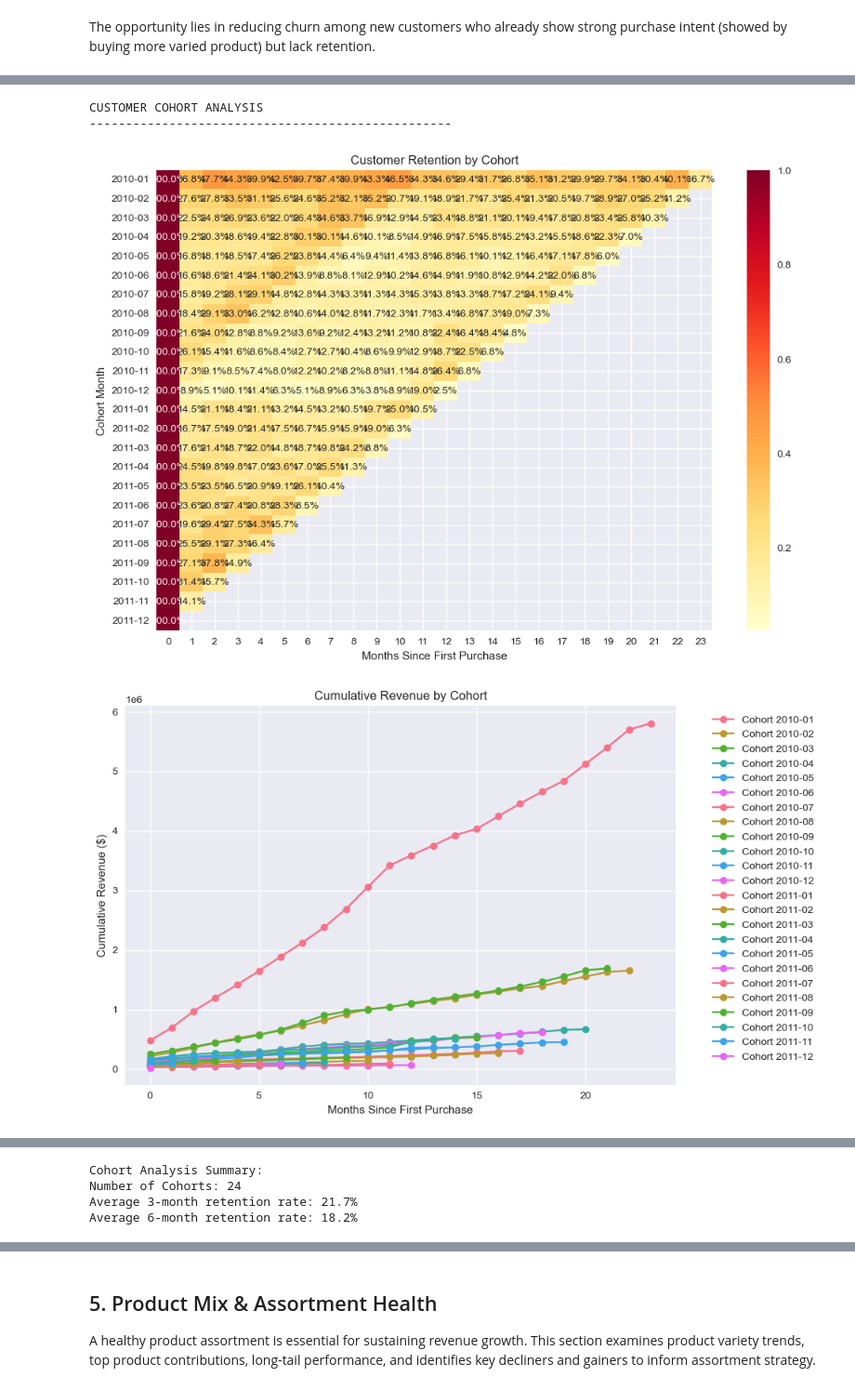
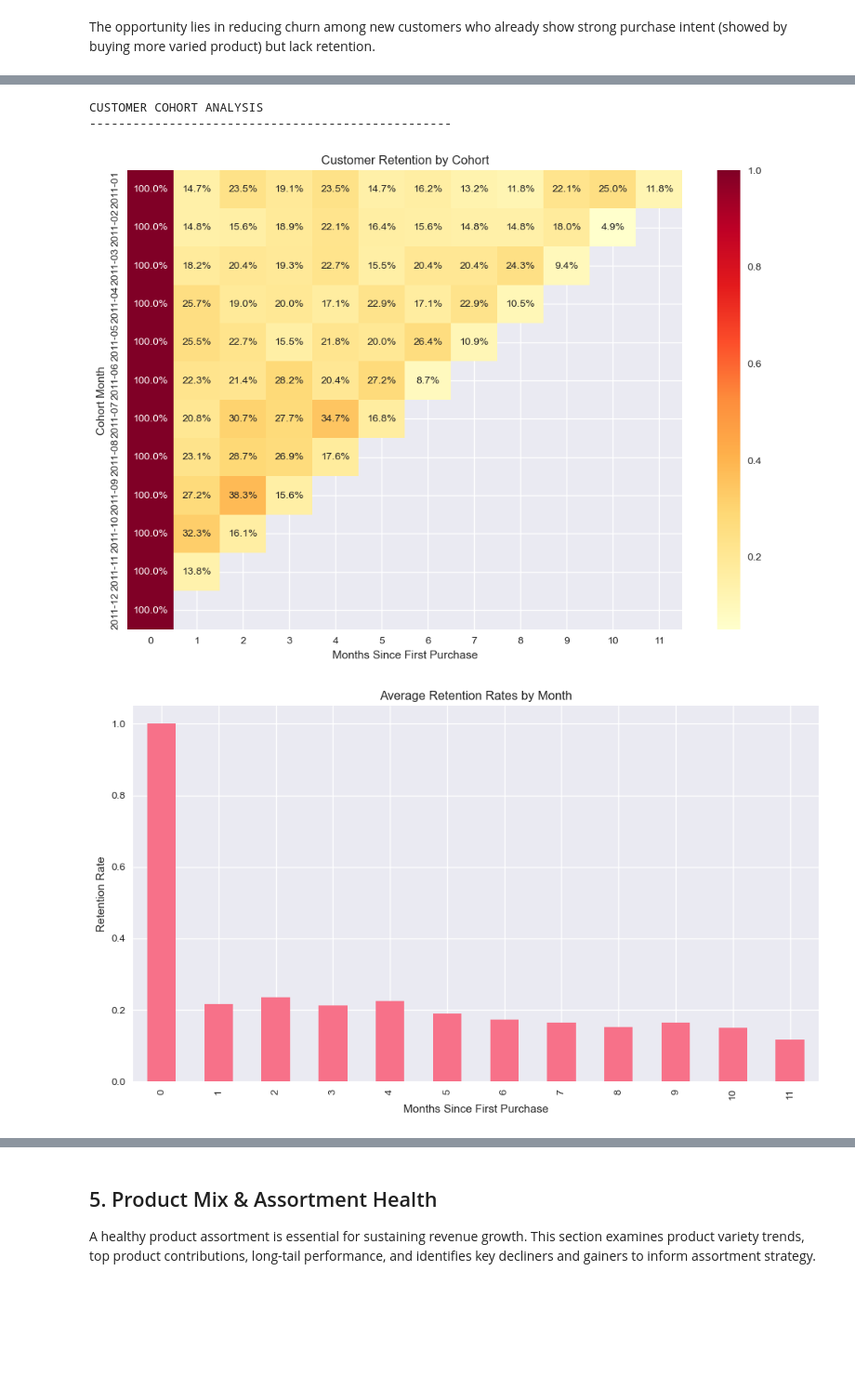
Before and after one commit to esemsc-rap24/retail-forecast-retention, a Jupyter notebook: retail_business_analysis.ipynb, the cells around one changed output, grey strips where cells are left out. Shown at 93% size. Drawn from its saved outputs; the diff is of its cells as text; code cells hidden in the pictures; blank space fills up the shorter version.

```diff
--- a/retail_business_analysis.ipynb
+++ b/retail_business_analysis.ipynb
@@ -319,6 +319,11 @@ df_outliers = df_clean[
     (df_clean['quantity'] > quantity_upper)
 ].copy()
 
+# df_normal data without outliers
+df_normal = df_clean[
+    (df_clean['quantity'] < quantity_upper)
+].copy()
+
 print("Created outlier only datasets")
 # %% [output]
 Created outlier only datasets
@@ -763,16 +797,19 @@ Average Orders per Customer: 5.9
 print("CUSTOMER COHORT ANALYSIS")
 print("-" * 50)
 
-# limit to 2010 to november 2011
-df_filtered = df_clean[df_clean['order_date'].dt.year.isin([2010, 2011])]
+# FIXED: Calculate true first purchase month using ALL data first
+df_temp = df_normal.copy()
+df_temp['order_period'] = df_temp['order_date'].dt.to_period('M')
+customer_first_purchase = df_temp.groupby('customer_id')['order_period'].min()
+
+# Now filter to your desired time period
+df_filtered = df_normal[df_normal['order_date'].dt.year.isin([2011])]
 
 # Create cohort data
 df_cohort = df_filtered.copy()
-df_cohort['cohort_month'] = df_cohort['order_date'].dt.to_period('M')
 df_cohort['order_month'] = df_cohort['order_date'].dt.to_period('M')
 
-# Get the first purchase month for each customer
-customer_first_purchase = df_cohort.groupby('customer_id')['cohort_month'].min()
+# Map the true first purchase month (calculated from all data)
 df_cohort['cohort_month'] = df_cohort['customer_id'].map(customer_first_purchase)
 
 # Calculate months since first purchase
@@ -785,65 +822,48 @@ df_cohort['months_since_first'] = df_cohort.apply(
 # Retention Analysis
 cohort_data = df_cohort.groupby(['cohort_month', 'months_since_first'])['customer_id'].nunique()
 cohort_data = cohort_data.reset_index()
 cohort_counts = cohort_data.pivot(index='cohort_month',
                                  columns='months_since_first',
                                  values='customer_id')
 
+# filter only data with start month 2011
+cohort_counts = cohort_counts[cohort_counts.index.year == 2011]
+
+# only show 12 months since first purchase in the visualizations
+cohort_counts = cohort_counts.iloc[:, :12]
+
 # Calculate retention rates
 cohort_sizes = cohort_counts[0]
 retention_rates = cohort_counts.divide(cohort_sizes, axis=0)
 
 # Plot retention heatmap
 plt.figure(figsize=(12, 8))
 sns.heatmap(retention_rates.round(3),
             annot=True,
             fmt='.1%',
             cmap='YlOrRd')
 plt.title('Customer Retention by Cohort')
 plt.xlabel('Months Since First Purchase')
 plt.ylabel('Cohort Month')
 plt.show()
 
-# Revenue Cohorts
-revenue_cohort = df_cohort.groupby(['cohort_month', 'months_since_first'])['total_amount'].sum()
-revenue_cohort = revenue_cohort.reset_index()
-revenue_matrix = revenue_cohort.pivot(index='cohort_month',
-                                    columns='months_since_first',
-                                    values='total_amount')
+# # Display average retention rates by month
+# print("\nAverage Retention Rates by Month:")
+# print("-" * 30)
+avg_retention = retention_rates.mean()
+# for month in avg_retention.index:
+#     print(f"Month {month}: {avg_retention[month]:.1%}")
 
-# Calculate cumulative revenue
-cumulative_revenue = revenue_matrix.cumsum(axis=1)
-
-# Plot cumulative revenue
+# visualize retention rates by month
 plt.figure(figsize=(10, 6))
-for idx, row in cumulative_revenue.iterrows():
-    plt.plot(row.index, row.values, marker='o', label=f'Cohort {idx}')
-plt.title('Cumulative Revenue by Cohort')
+avg_retention.plot(kind='bar')
+plt.title('Average Retention Rates by Month')
 plt.xlabel('Months Since First Purchase')
-plt.ylabel('Cumulative Revenue ($)')
-plt.legend(bbox_to_anchor=(1.05, 1), loc='upper left')
+plt.ylabel('Retention Rate')
 plt.tight_layout()
 plt.show()
-
-# Order Frequency Progression
-frequency_cohorts = df_cohort.groupby(['customer_id', 'cohort_month'])['order_id'].nunique()
-frequency_dist = frequency_cohorts.value_counts().sort_index()
-
-plt.figure(figsize=(10, 6))
-frequency_dist.plot(kind='bar')
-plt.title('Order Frequency Distribution by Cohort')
-plt.xlabel('Number of Orders')
-plt.ylabel('Number of Customers')
-plt.tight_layout()
-plt.show()
-
-
-print("\nCohort Analysis Summary:")
-print(f"Number of Cohorts: {len(cohort_counts)}")
-print(f"Average 3-month retention rate: {retention_rates[3].mean():.1%}")
-print(f"Average 6-month retention rate: {retention_rates[6].mean():.1%}")
 # %% [output]
 CUSTOMER COHORT ANALYSIS
 --------------------------------------------------
-[figure, old version]
+[figure, new version]
-[figure, old version]
+[figure, new version]
@@ -851,4 +869,0 @@ CUSTOMER COHORT ANALYSIS
-Cohort Analysis Summary:
-Number of Cohorts: 24
-Average 3-month retention rate: 21.7%
-Average 6-month retention rate: 18.2%
```
Also changed, not shown: parts of 33 cells of this notebook, 5 other files.
